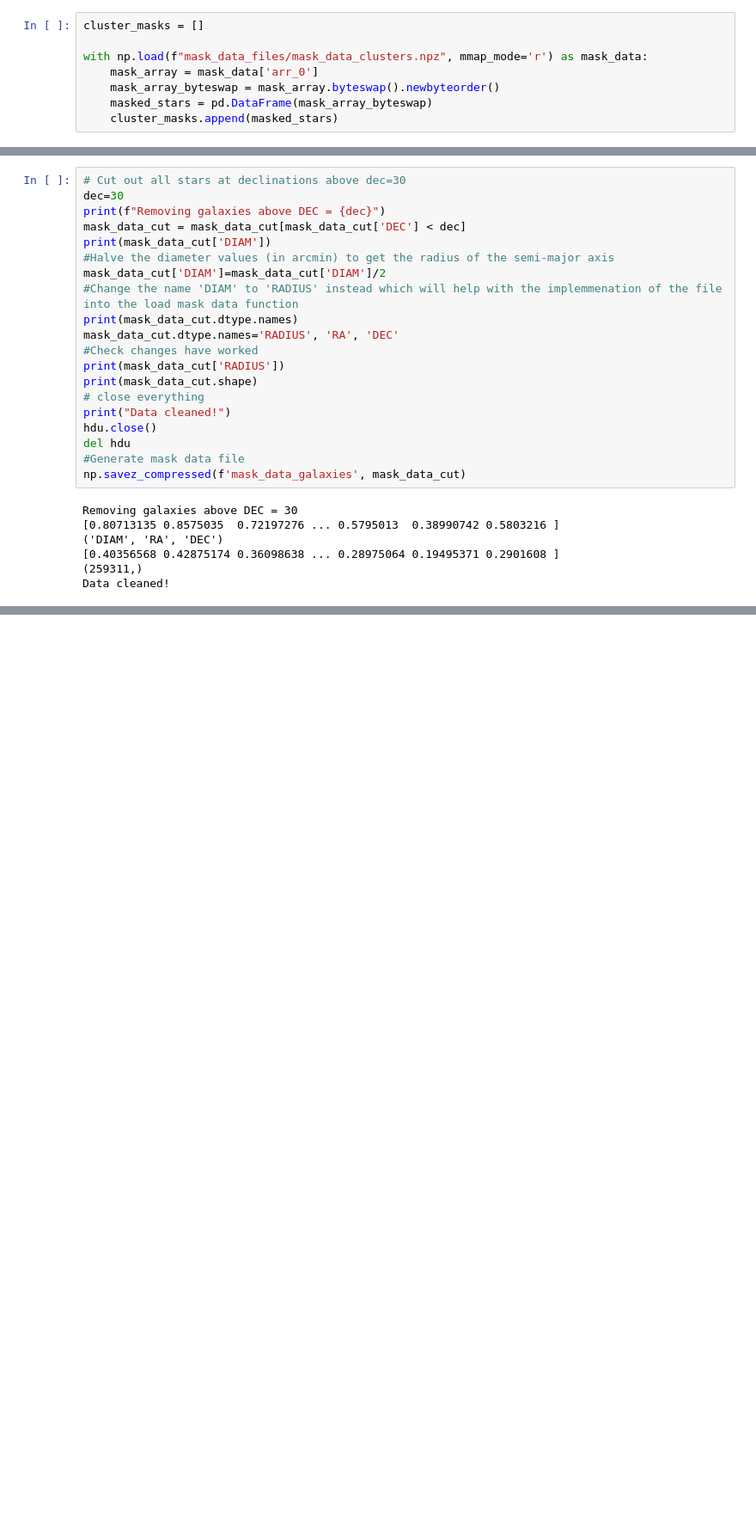
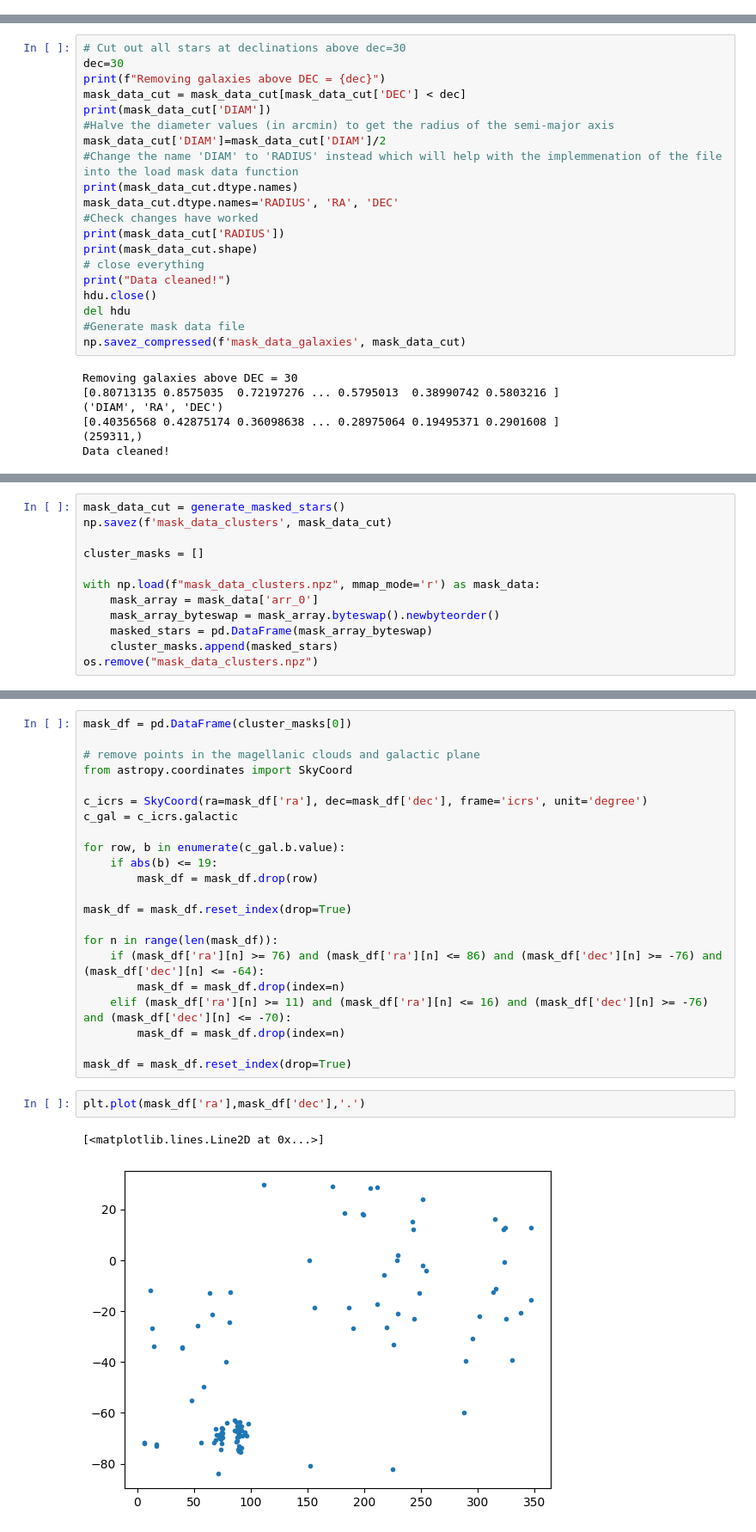
Before and after one commit to cyb0rb/WiFeS_Catalog, a Jupyter notebook: generate_mask_files.ipynb, the cells around one changed output, grey strips where cells are left out. Shown: that part at 86% size. Saved outputs shown, nothing was run; the diff lists cells and outputs as text; blank space fills up the shorter version.

```diff
--- a/generate_mask_files.ipynb
+++ b/generate_mask_files.ipynb
@@ -266,8 +134,0 @@ plt.show()
-# %%
-cluster_masks = []
-
-with np.load(f"mask_data_files/mask_data_clusters.npz", mmap_mode='r') as mask_data:
-    mask_array = mask_data['arr_0']
-    mask_array_byteswap = mask_array.byteswap().newbyteorder()
-    masked_stars = pd.DataFrame(mask_array_byteswap)
-    cluster_masks.append(masked_stars)
@@ -378,0 +254,12 @@ Data cleaned!
+# %%
+mask_data_cut = generate_masked_stars()
+np.savez(f'mask_data_clusters', mask_data_cut)
+
+cluster_masks = []
+
+with np.load(f"mask_data_clusters.npz", mmap_mode='r') as mask_data:
+    mask_array = mask_data['arr_0']
+    mask_array_byteswap = mask_array.byteswap().newbyteorder()
+    masked_stars = pd.DataFrame(mask_array_byteswap)
+    cluster_masks.append(masked_stars)
+os.remove("mask_data_clusters.npz")
@@ -378,0 +273,27 @@ Data cleaned!
+# %%
+mask_df = pd.DataFrame(cluster_masks[0])
+
+# remove points in the magellanic clouds and galactic plane
+from astropy.coordinates import SkyCoord
+
+c_icrs = SkyCoord(ra=mask_df['ra'], dec=mask_df['dec'], frame='icrs', unit='degree')
+c_gal = c_icrs.galactic
+
+for row, b in enumerate(c_gal.b.value):
+    if abs(b) <= 19:
+        mask_df = mask_df.drop(row)
+
+mask_df = mask_df.reset_index(drop=True)
+
+for n in range(len(mask_df)):
+    if (mask_df['ra'][n] >= 76) and (mask_df['ra'][n] <= 86) and (mask_df['dec'][n] >= -76) and (mask_df['dec'][n] <= -64):
+        mask_df = mask_df.drop(index=n)
+    elif (mask_df['ra'][n] >= 11) and (mask_df['ra'][n] <= 16) and (mask_df['dec'][n] >= -76) and (mask_df['dec'][n] <= -70):
+        mask_df = mask_df.drop(index=n)
+
+mask_df = mask_df.reset_index(drop=True)
+# %%
+plt.plot(mask_df['ra'],mask_df['dec'],'.')
+# %% [output]
+[<matplotlib.lines.Line2D at 0x...>]
+[figure, added]
```
Also changed, not shown: parts of 21 cells of this notebook, 3 other files.
